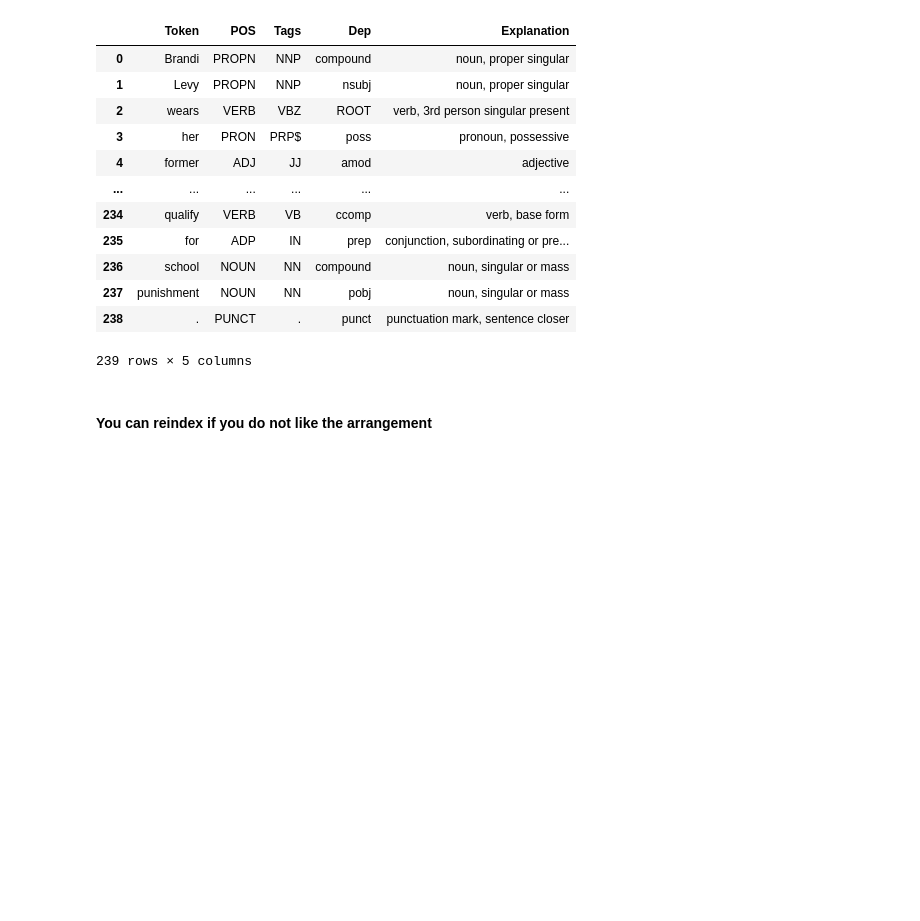
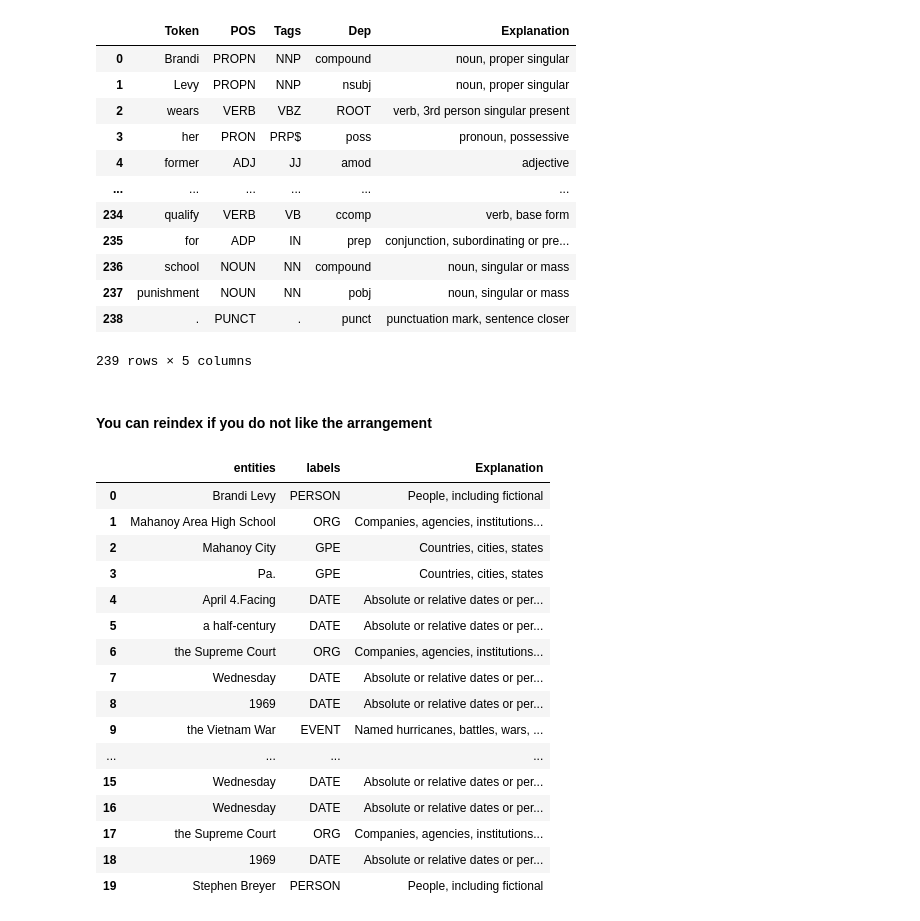
Before and after one commit to chinazaaa/ISM-416, a Jupyter notebook: NLP Tasks.ipynb, the cells around one changed output. Saved outputs shown, nothing was run; the diff lists cells and outputs as text; code cells hidden in the pictures; blank space fills up the shorter version.

```diff
--- a/NLP Tasks.ipynb
+++ b/NLP Tasks.ipynb
@@ -259,4 +259,27 @@ for ent in doc.ents:
     d = {}
     d['entities'] = ent.text
     d['labels'] = ent.label_
-    d['Explanation'] = ent.text
+    d['Explanation'] = spacy.explain(ent.label_)
+    l.append(d)
+# %%
+entities = pd.DataFrame(l)
+# %%
+entities
+# %% [output]
+|  | entities | labels | Explanation |
+| 0 | Brandi Levy | PERSON | People, including fictional |
+| 1 | Mahanoy Area High School | ORG | Companies, agencies, institutions... |
+| 2 | Mahanoy City | GPE | Countries, cities, states |
+| 3 | Pa. | GPE | Countries, cities, states |
+| 4 | April 4.Facing | DATE | Absolute or relative dates or per... |
+| 5 | a half-century | DATE | Absolute or relative dates or per... |
+| 6 | the Supreme Court | ORG | Companies, agencies, institutions... |
+| 7 | Wednesday | DATE | Absolute or relative dates or per... |
+| 8 | 1969 | DATE | Absolute or relative dates or per... |
+| 9 | the Vietnam War | EVENT | Named hurricanes, battles, wars, ... |
+| ... | ... | ... | ... |
+| 15 | Wednesday | DATE | Absolute or relative dates or per... |
+| 16 | Wednesday | DATE | Absolute or relative dates or per... |
+| 17 | the Supreme Court | ORG | Companies, agencies, institutions... |
+| 18 | 1969 | DATE | Absolute or relative dates or per... |
+| 19 | Stephen Breyer | PERSON | People, including fictional |
```
Also changed, not shown: parts of 1 cell of this notebook, 4 other files.
